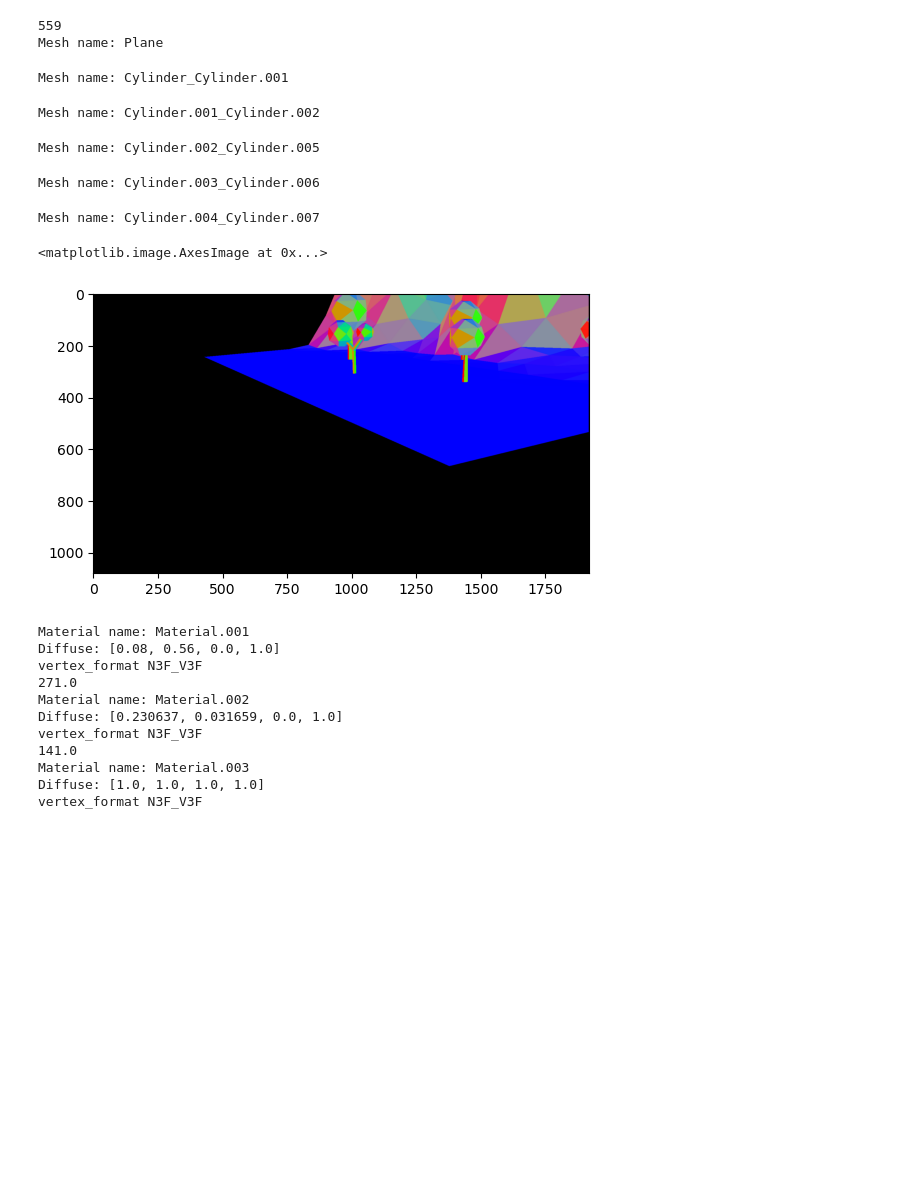
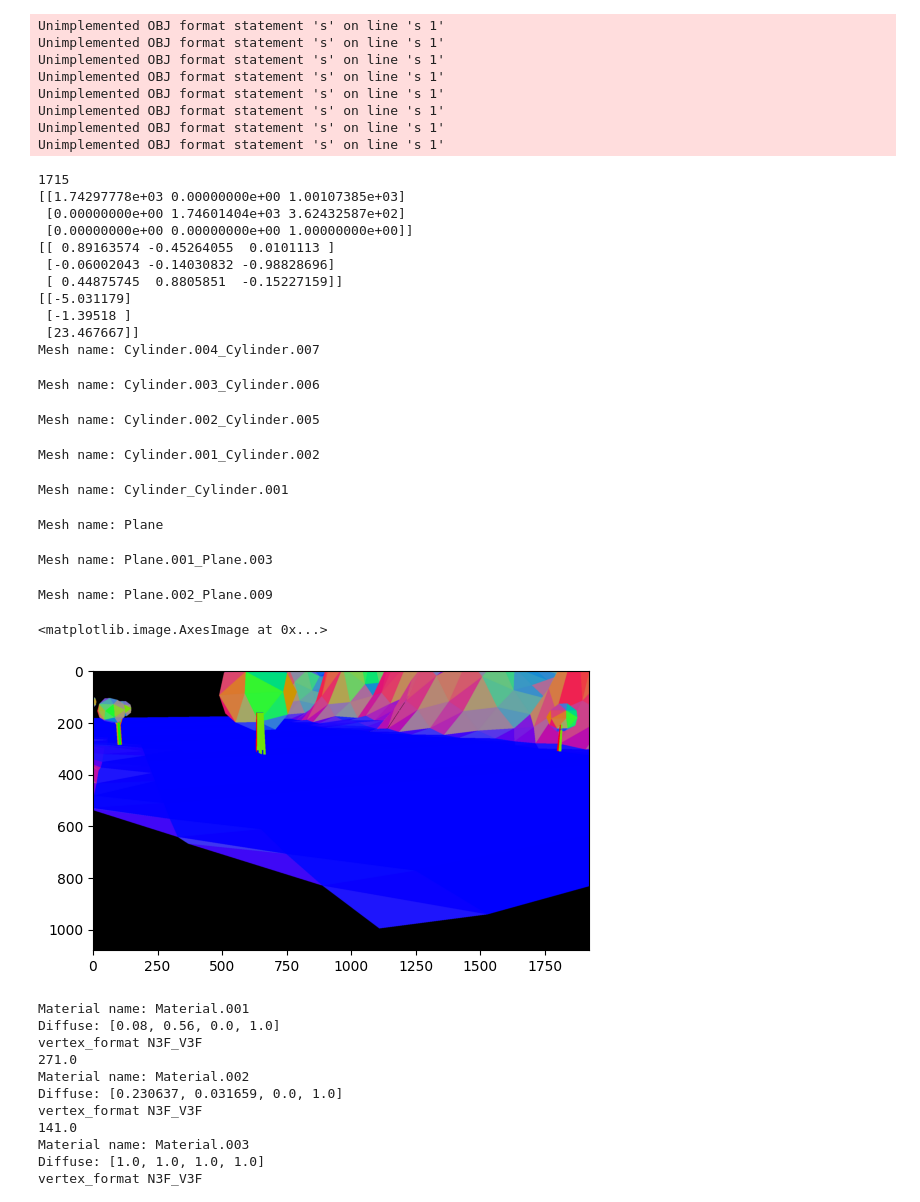
Before and after one commit to Feez2403/EasyMocap, a Jupyter notebook: mesh_renderer.ipynb, the cells around one changed output. Saved outputs shown, nothing was run; the diff lists cells and outputs as text; code cells hidden in the pictures; blank space fills up the shorter version.

```diff
--- a/mesh_renderer.ipynb
+++ b/mesh_renderer.ipynb
@@ -6,14 +6,16 @@ import os
 from easymocap.mytools.camera_utils import write_camera, read_camera
 import pywavefront
 from tqdm import tqdm
-root = r"C:\Users\flori\EasyMocap\data\wildtrack"
-file = r"C:\Users\flori\EasyMocap\data\wildtrack\mesh-bg\FirstPoly.obj"
+root = r"data\wildtrack"
+file = r"data\wildtrack\mesh-bg\mountains.obj"
 
-camera_id = "3"
+camera_id = "6"
 
 scene = pywavefront.Wavefront(file, collect_faces=True)
 scene.parse()
 print(len(scene.vertices))
+
+
 
 
 
@@ -27,9 +29,11 @@ print(len(scene.vertices))
 #    print("Triangle count: {}".format(len(mesh.faces)))
 
 cams = read_camera(root + "/intri.yml", root + "/extri.yml", ["1", "2", "3", "4", "5", "6", "7"])
-
-
-P = np.dot(cams[camera_id]["K"], np.hstack((cams[camera_id]["R"], cams[camera_id]["T"])))
+K, R, T = cams[camera_id]["K"], cams[camera_id]["R"], cams[camera_id]["T"]
+print(K)
+print(R)
+print(T)
+P = np.dot(K, np.hstack((R, T)))
 
 orig = np.array([0, 0, 0, 1])
 orig = np.dot(P, orig)
@@ -64,8 +68,6 @@ image = cv2.line(image, (int(orig[0]), int(orig[1])), z_axis, (0, 0, 255), 2)
 #    vertex = vertex / vertex[2]
 #    image = cv2.circle(image, (int(vertex[0]), int(vertex[1])), 2, (0, 255, 0), 2)
 
-R = cams[camera_id]["R"]
-T = cams[camera_id]["T"]
 cam_pos = -np.dot(R.T, T)
 
 z_buffer = np.ones((image.shape[0], image.shape[1])) * np.inf
@@ -91,8 +93,6 @@ def rasterize_triangle(vertices, dist, W, H, z_buffer, rgb, img):
     A = edge_function(v1, v2, v3)
     if A < 0:
         return None
-
-
 
     xs, ys = np.meshgrid(np.arange(min_x, max_x), np.arange(min_y, max_y))
     pts = np.dstack((xs, ys))
@@ -132,7 +132,7 @@ def rasterize_triangle(vertices, dist, W, H, z_buffer, rgb, img):
     """
 
 
-scene.mesh_list.reverse()
+#scene.mesh_list.reverse()
 for mesh in scene.mesh_list:
     print("Mesh name: " + mesh.name)
     #rgb = scene.materials[mesh.material].diffuse
@@ -142,48 +142,74 @@ for mesh in scene.mesh_list:
         vertices = [scene.vertices[i] for i in face]
         vertices = np.array(vertices)
         invert_yz = np.array([[1, 0, 0], [0, 0, 1], [0, 1, 0]])
-        scale_10 = np.array([[1, 0, 0], [0, 1, 0], [0, 0, 1]])
-        translate = np.array([-10, -10 , 0])
+        scale_10 = np.array([[1, 0, 0], [0, 1, 0], [0, 0, 1]]) *1
+        translate = np.array([0, 0, 0])
         #transform = np.dot(np.dot(invert_yz, scale_10), vertices.T).T + translate
         vertices = np.dot(np.dot(invert_yz, scale_10), vertices.T).T + translate
 
         normal = np.cross(vertices[1] - vertices[0], vertices[2] - vertices[0])
         normal = normal / np.linalg.norm(normal)
         rgb = np.abs(normal) * 255
 
-        v2d = np.dot(P, np.hstack((vertices, np.ones((3, 1)))).T)
+
+
+        vertices_cam = (np.dot(R, vertices.T) + T).T
+        if np.any(vertices_cam[:, 2] <= 0):
+            continue
+        v2d = np.dot(K, vertices_cam.T)
+        #v2d = np.dot(P, np.hstack((vertices, np.ones((3, 1)))).T)
+
+
         v2d = v2d[:2] / v2d[2]
         v2d = v2d.T # (x, y)
 
         #print(v2d)
         dist = np.linalg.norm(np.mean(vertices, axis=0) - cam_pos)
         #print("dist",dist)
 
         rasterize_triangle(v2d, dist, image.shape[0], image.shape[1], z_buffer, rgb, image)
         #print(triangle_mask, triangle_mask.shape)
         #print(v2d)
         #cv2.polylines(image, [v2d.astype(np.int32)], True, (255, 255, 255))
         #cv2.fillPoly(image, [v2d.astype(np.int32)], rgb)
         #plt.imshow(image)
 
         #image[triangle_mask] = rgb
 
 
         #raise ValueError("stop")
 
 
-
 plt.imshow(image)
 # %% [output]
-559
-Mesh name: Plane
+Unimplemented OBJ format statement 's' on line 's 1'
+Unimplemented OBJ format statement 's' on line 's 1'
+Unimplemented OBJ format statement 's' on line 's 1'
+Unimplemented OBJ format statement 's' on line 's 1'
+Unimplemented OBJ format statement 's' on line 's 1'
+Unimplemented OBJ format statement 's' on line 's 1'
+Unimplemented OBJ format statement 's' on line 's 1'
+Unimplemented OBJ format statement 's' on line 's 1'
-Mesh name: Cylinder_Cylinder.001
+1715
+[[1.74297778e+03 0.00000000e+00 1.00107385e+03]
+ [0.00000000e+00 1.74601404e+03 3.62432587e+02]
+ [0.00000000e+00 0.00000000e+00 1.00000000e+00]]
+[[ 0.89163574 -0.45264055  0.0101113 ]
+ [-0.06002043 -0.14030832 -0.98828696]
+ [ 0.44875745  0.8805851  -0.15227159]]
+[[-5.031179]
+ [-1.39518 ]
+ [23.467667]]
+Mesh name: Cylinder.004_Cylinder.007
-Mesh name: Cylinder.001_Cylinder.002
+Mesh name: Cylinder.003_Cylinder.006
 Mesh name: Cylinder.002_Cylinder.005
-Mesh name: Cylinder.003_Cylinder.006
+Mesh name: Cylinder.001_Cylinder.002
-Mesh name: Cylinder.004_Cylinder.007
+Mesh name: Cylinder_Cylinder.001
-<matplotlib.image.AxesImage at 0x...>
+Mesh name: Plane
+Mesh name: Plane.001_Plane.003
+Mesh name: Plane.002_Plane.009
+<matplotlib.image.AxesImage at 0x...>
-[figure, old version]
+[figure, new version]
 # %%
 
 for name, material in scene.materials.items():
```
Also changed, not shown: 4 other files.
